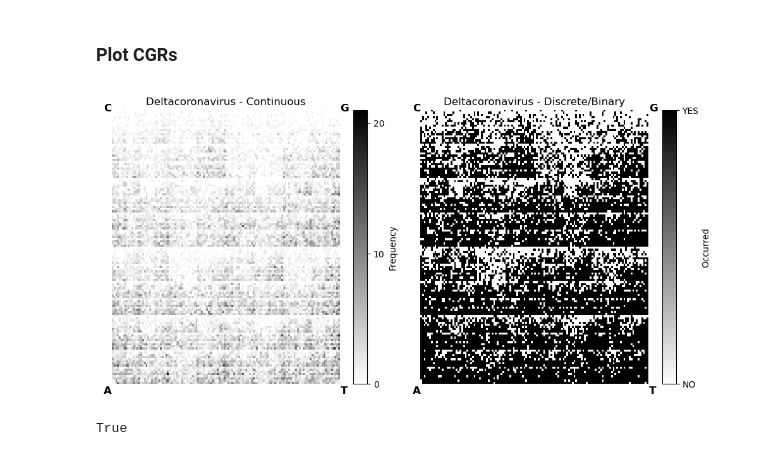
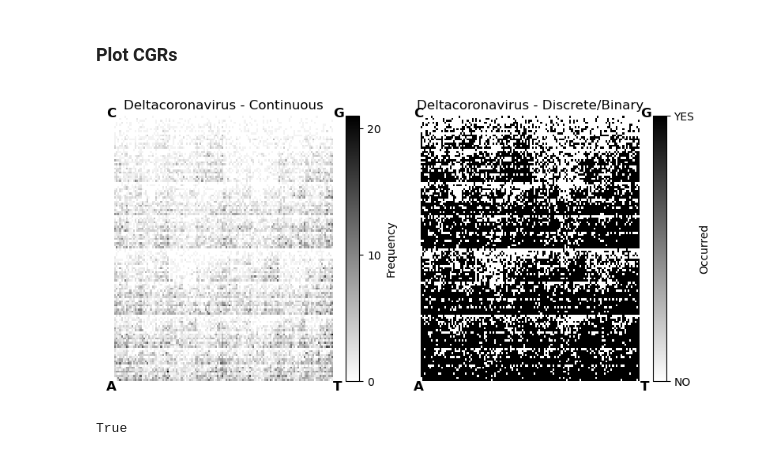
Before and after one commit to Zeyad-Awad/SARS-CoV-19-Classification, a Jupyter notebook: main.ipynb, the cells around one changed output. Drawn from its saved outputs; the diff is of its cells as text; code cells hidden in the pictures.

```diff
--- a/main.ipynb
+++ b/main.ipynb
@@ -146,37 +146,37 @@ for i in range(length):
 plt.clf();""";
 # %%
 n_rows, m_cols = 1, 2
-fig, ax = plt.subplots(n_rows,m_cols, figsize=(5*m_cols, 5*n_rows))
+fig, ax = plt.subplots(n_rows,m_cols, figsize=(4*m_cols, 4*n_rows))
 ax = ax.flatten() # instead of a nested for loop
 im1 = ax[0].imshow(cgr_mats[0], aspect='auto', cmap='gray_r', interpolation='none')
 ax[0].axis('off')
 ax[0].set_title('Deltacoronavirus - Continuous')
 cbarr = fig.colorbar(im1, ax=ax[0])
 cbarr.set_label('Frequency')
 cbarr.set_ticks([0,10,20])
 
 
 cgr_mats_binary = np.where(np.array(cgr_mats) != 0, 1, 0)
 im2 = ax[1].imshow(cgr_mats_binary[0], aspect='auto', cmap='gray_r', interpolation='none')
 ax[1].axis('off')
 ax[1].set_title('Deltacoronavirus - Discrete/Binary')
 cbar = fig.colorbar(im2, ax=ax[1])
 cbar.set_ticks([0,1])
 cbar.set_ticklabels(['NO', 'YES'])
 cbar.set_label('Occurred')
 
 ax[0].text(-5, 0, 'C', fontsize=12, fontweight='bold')
 ax[0].text(128, 0, 'G', fontsize=12, fontweight='bold')
 ax[0].text(128, 132, 'T', fontsize=12, fontweight='bold')
 ax[0].text(-5, 132, 'A', fontsize=12, fontweight='bold')
 ax[1].text(-5, 0, 'C', fontsize=12, fontweight='bold')
 ax[1].text(128, 0, 'G', fontsize=12, fontweight='bold')
 ax[1].text(128, 132, 'T', fontsize=12, fontweight='bold')
 ax[1].text(-5, 132, 'A', fontsize=12, fontweight='bold')
 plt.tight_layout()
 plt.show()
 # %% [output]
-[figure, old version]
+[figure, new version]
 # %%
 combined_arrays = np.concatenate([cgrs['Delta'], cgrs['Omicron']])
 D = pairwise_distances(combined_arrays, metric='manhattan')
```
Also changed, not shown: parts of 2 cells of this notebook, 1 other file.
